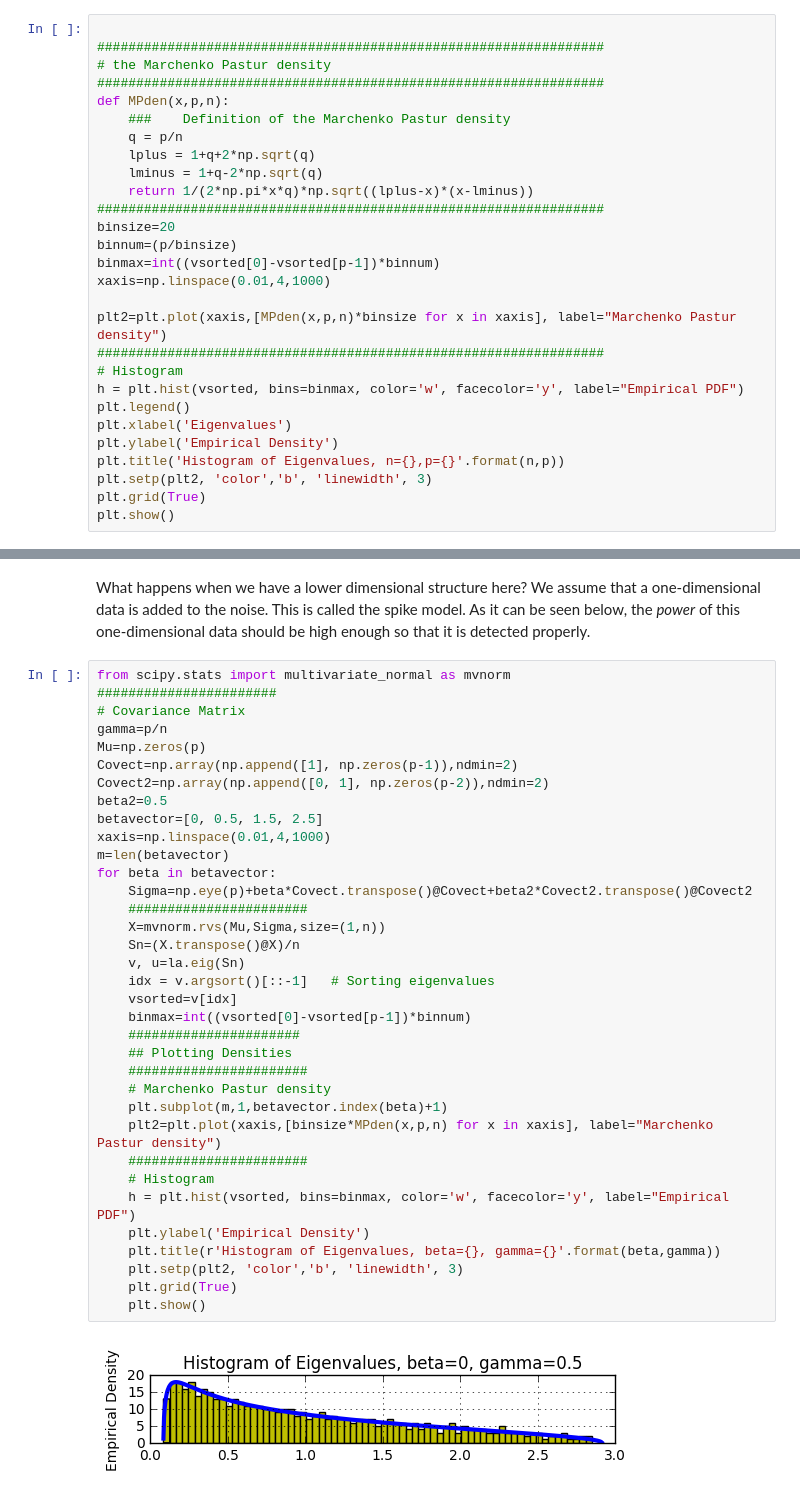
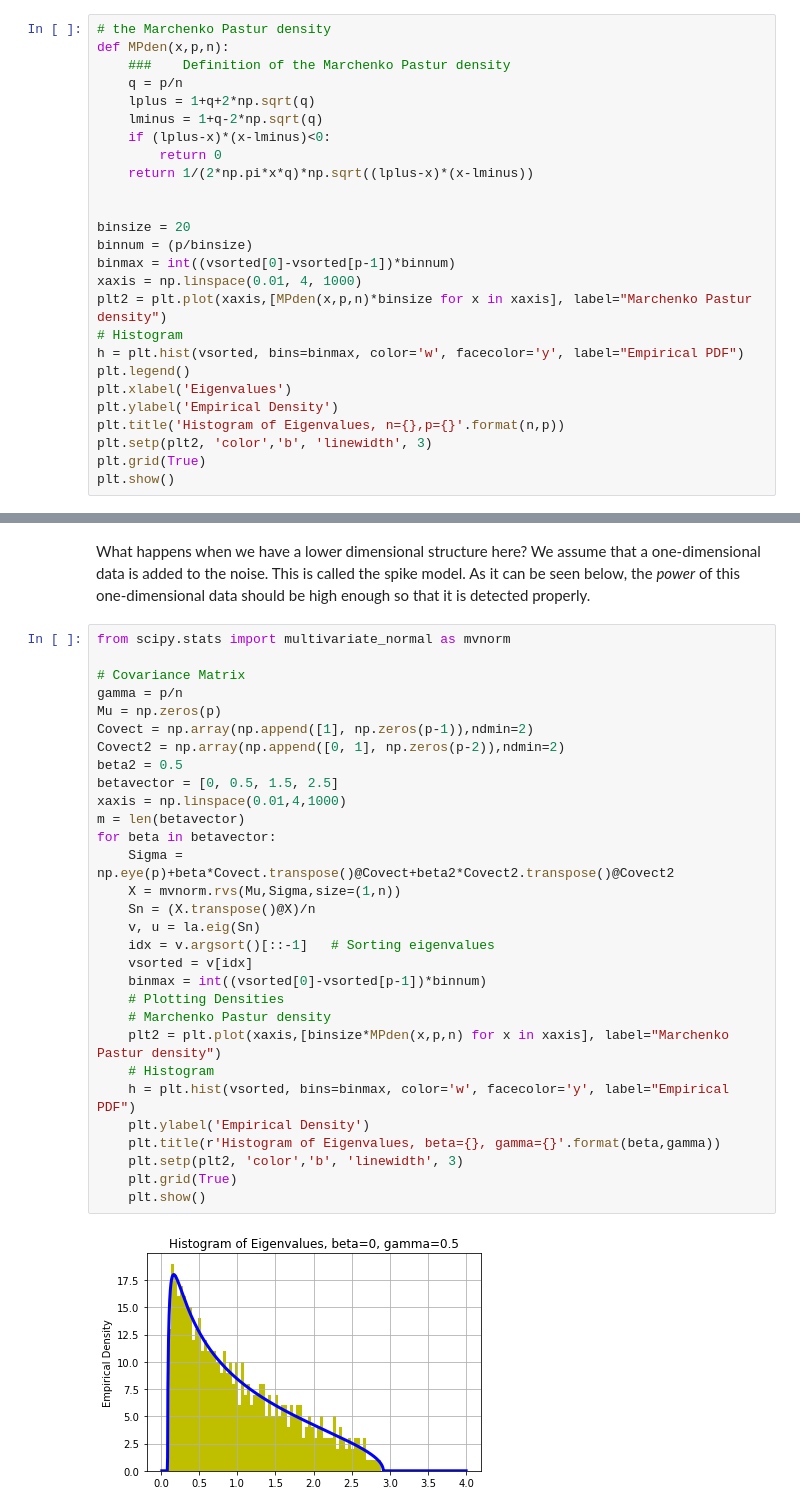
Before and after one commit to arashbehboodi/PythonFBDA, a Jupyter notebook: Exercise2.DimensionalityReduction.ipynb, the cells around one changed output, grey strips where cells are left out. Cells and saved outputs as stored; diff of their text form.

```diff
--- a/Exercise2.DimensionalityReduction.ipynb
+++ b/Exercise2.DimensionalityReduction.ipynb
@@ -168,24 +167,22 @@ plt.title('Scree Plot of Eigenvalues, n={},p={}'.format(n,p))
 # %% [markdown]
 Interestingly, it seems that from some eigenvalues are small and it seems that there is a lower dimensional structure here. The reason is that the number of samples is small for detecting the geometry of data. Indeed the density of eigenvalues is given by the Marchenko Pastur density function.
 # %%
-
-#################################################################
 # the Marchenko Pastur density
-#################################################################
 def MPden(x,p,n):
     ###    Definition of the Marchenko Pastur density
     q = p/n
     lplus = 1+q+2*np.sqrt(q)
     lminus = 1+q-2*np.sqrt(q)
+    if (lplus-x)*(x-lminus)<0:
+        return 0
     return 1/(2*np.pi*x*q)*np.sqrt((lplus-x)*(x-lminus))
-#################################################################
-binsize=20
-binnum=(p/binsize)
-binmax=int((vsorted[0]-vsorted[p-1])*binnum)
-xaxis=np.linspace(0.01,4,1000)
 
-plt2=plt.plot(xaxis,[MPden(x,p,n)*binsize for x in xaxis], label="Marchenko Pastur density")
-#################################################################
+
+binsize = 20
+binnum = (p/binsize)
+binmax = int((vsorted[0]-vsorted[p-1])*binnum)
+xaxis = np.linspace(0.01, 4, 1000)
+plt2 = plt.plot(xaxis,[MPden(x,p,n)*binsize for x in xaxis], label="Marchenko Pastur density")
 # Histogram
 h = plt.hist(vsorted, bins=binmax, color='w', facecolor='y', label="Empirical PDF")
 plt.legend()
@@ -201,38 +198,33 @@ plt.show()
 What happens when we have a lower dimensional structure here? We assume that a one-dimensional data is added to the noise. This is called the spike model. As it can be seen below, the *power* of this one-dimensional data should be high enough so that it is detected properly.
 # %%
 from scipy.stats import multivariate_normal as mvnorm
-#######################
+
 # Covariance Matrix
-gamma=p/n
-Mu=np.zeros(p)
-Covect=np.array(np.append([1], np.zeros(p-1)),ndmin=2)
-Covect2=np.array(np.append([0, 1], np.zeros(p-2)),ndmin=2)
-beta2=0.5
-betavector=[0, 0.5, 1.5, 2.5]
-xaxis=np.linspace(0.01,4,1000)
-m=len(betavector)
+gamma = p/n
+Mu = np.zeros(p)
+Covect = np.array(np.append([1], np.zeros(p-1)),ndmin=2)
+Covect2 = np.array(np.append([0, 1], np.zeros(p-2)),ndmin=2)
+beta2 = 0.5
+betavector = [0, 0.5, 1.5, 2.5]
+xaxis = np.linspace(0.01,4,1000)
+m = len(betavector)
 for beta in betavector:
-    Sigma=np.eye(p)+beta*Covect.transpose()@Covect+beta2*Covect2.transpose()@Covect2
-    #######################
-    X=mvnorm.rvs(Mu,Sigma,size=(1,n))
-    Sn=(X.transpose()@X)/n
-    v, u=la.eig(Sn)
+    Sigma = np.eye(p)+beta*Covect.transpose()@Covect+beta2*Covect2.transpose()@Covect2
+    X = mvnorm.rvs(Mu,Sigma,size=(1,n))
+    Sn = (X.transpose()@X)/n
+    v, u = la.eig(Sn)
     idx = v.argsort()[::-1]   # Sorting eigenvalues
-    vsorted=v[idx]
-    binmax=int((vsorted[0]-vsorted[p-1])*binnum)
-    ######################
-    ## Plotting Densities
-    #######################
+    vsorted = v[idx]
+    binmax = int((vsorted[0]-vsorted[p-1])*binnum)
+    # Plotting Densities
     # Marchenko Pastur density
-    plt.subplot(m,1,betavector.index(beta)+1)
-    plt2=plt.plot(xaxis,[binsize*MPden(x,p,n) for x in xaxis], label="Marchenko Pastur density")
-    #######################
+    plt2 = plt.plot(xaxis,[binsize*MPden(x,p,n) for x in xaxis], label="Marchenko Pastur density")
     # Histogram
     h = plt.hist(vsorted, bins=binmax, color='w', facecolor='y', label="Empirical PDF")
     plt.ylabel('Empirical Density')
     plt.title(r'Histogram of Eigenvalues, beta={}, gamma={}'.format(beta,gamma))
     plt.setp(plt2, 'color','b', 'linewidth', 3)
     plt.grid(True)
     plt.show()
 # %% [output]
-[figure, old version]
+[figure, new version]
```
Also changed, not shown: parts of 22 cells of this notebook, 4 other files.
